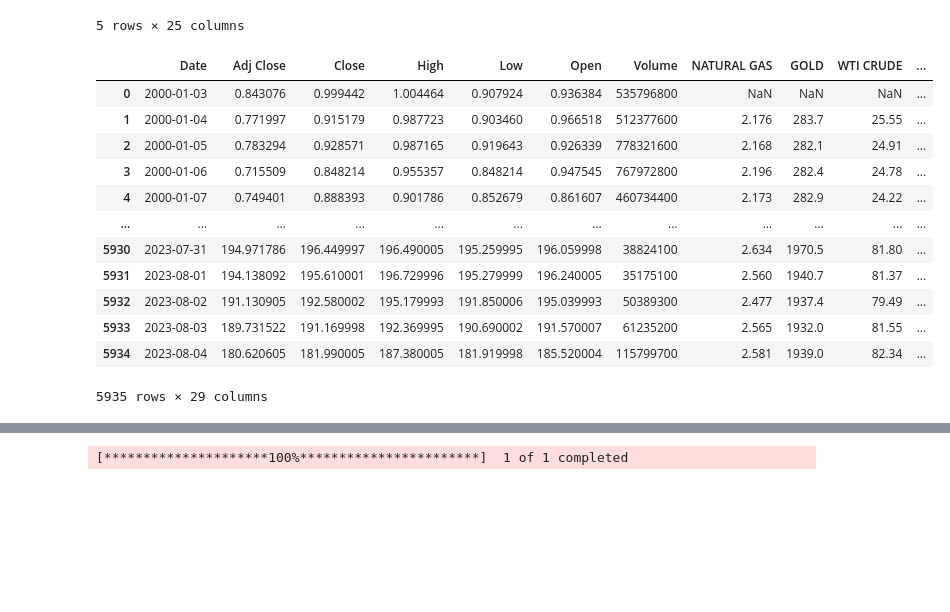
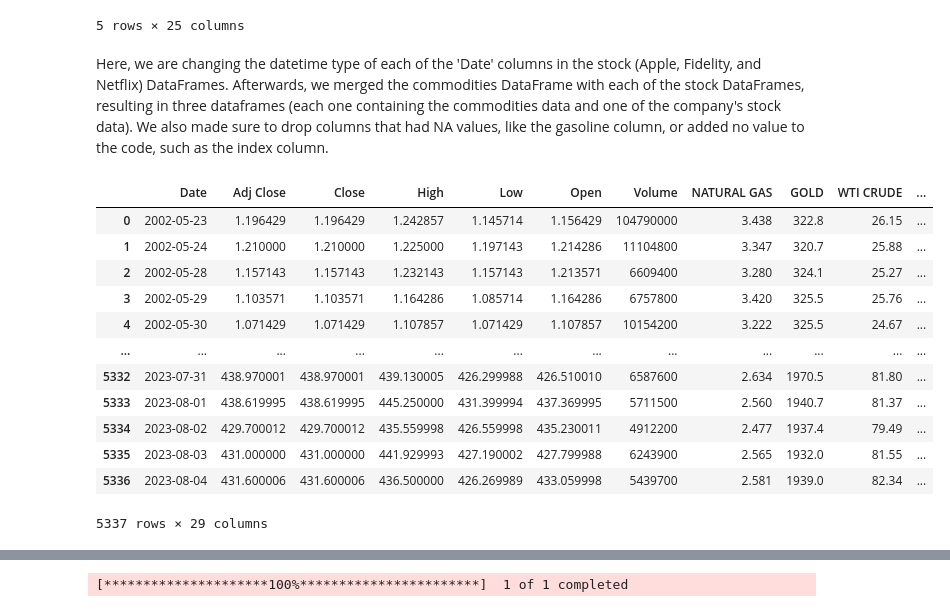
Before and after one commit to siddarvind/comm_stock, a Jupyter notebook: main.ipynb, the cells around one changed output, grey strips where cells are left out. Drawn from its saved outputs; the diff is of its cells as text; code cells hidden in the pictures; blank space fills up the shorter version.

```diff
--- a/main.ipynb
+++ b/main.ipynb
@@ -17,0 +24,5 @@ df_apple.head()
+# %%
+df_fidelity = y.download('FNF')
+df_fidelity.columns = df_fidelity.columns.droplevel(1)
+df_fidelity.reset_index(inplace=True)
+df_fidelity.head()
@@ -17,0 +39,5 @@ df_apple.head()
+# %%
+df_netflix = y.download('NFLX')
+df_netflix.columns = df_netflix.columns.droplevel(1)
+df_netflix.reset_index(inplace=True)
+df_netflix.head()
@@ -28,24 +65,36 @@ df_comm.head()
 | 3 | 3 | 2000-01-06 | 2.196 | 282.4 | 24.78 | 23.62 | 468.00 | 203.75 | 0.8530 | 5.167 | ... |
 | 4 | 4 | 2000-01-07 | 2.173 | 282.9 | 24.22 | 23.09 | 471.50 | 207.00 | 0.8540 | 5.195 | ... |
 5 rows × 25 columns
+# %% [markdown]
+Here, we are changing the datetime type of each of the  'Date' columns in the stock (Apple, Fidelity, and Netflix) DataFrames. Afterwards, we merged the commodities DataFrame with each of the stock DataFrames, resulting in three dataframes (each one containing the commodities data and one of the company's stock data). We also made sure to drop columns that had NA values, like the gasoline column, or added no value to the code, such as the index column.
 # %%
 from dateutil.parser import isoparse
 
 df_apple['Date'] = pd.to_datetime(df_apple['Date']).dt.date
 df_comm['Date'] = pd.to_datetime(df_comm['Date']).dt.date
-merged = pd.merge(df_apple, df_comm, how='inner', on='Date').drop(columns=['index', 'GASOLINE'])
-merged
+merged_apple = pd.merge(df_apple, df_comm, how='inner', on='Date').drop(columns=['index', 'GASOLINE'])
+merged_apple
+
+df_fidelity['Date'] = pd.to_datetime(df_fidelity['Date']).dt.date
+df_comm['Date'] = pd.to_datetime(df_comm['Date']).dt.date
+merged_fidelity = pd.merge(df_fidelity, df_comm, how='inner', on='Date').drop(columns=['index', 'GASOLINE'])
+merged_fidelity
+
+df_netflix['Date'] = pd.to_datetime(df_netflix['Date']).dt.date
+df_comm['Date'] = pd.to_datetime(df_comm['Date']).dt.date
+merged_netflix= pd.merge(df_netflix, df_comm, how='inner', on='Date').drop(columns=['index', 'GASOLINE'])
+merged_netflix
 # %% [output]
 |  | Date | Adj Close | Close | High | Low | Open | Volume | NATURAL GAS | GOLD | WTI CRUDE | ... |
-| 0 | 2000-01-03 | 0.843076 | 0.999442 | 1.004464 | 0.907924 | 0.936384 | 535796800 | NaN | NaN | NaN | ... |
-| 1 | 2000-01-04 | 0.771997 | 0.915179 | 0.987723 | 0.903460 | 0.966518 | 512377600 | 2.176 | 283.7 | 25.55 | ... |
-| 2 | 2000-01-05 | 0.783294 | 0.928571 | 0.987165 | 0.919643 | 0.926339 | 778321600 | 2.168 | 282.1 | 24.91 | ... |
-| 3 | 2000-01-06 | 0.715509 | 0.848214 | 0.955357 | 0.848214 | 0.947545 | 767972800 | 2.196 | 282.4 | 24.78 | ... |
-| 4 | 2000-01-07 | 0.749401 | 0.888393 | 0.901786 | 0.852679 | 0.861607 | 460734400 | 2.173 | 282.9 | 24.22 | ... |
+| 0 | 2002-05-23 | 1.196429 | 1.196429 | 1.242857 | 1.145714 | 1.156429 | 104790000 | 3.438 | 322.8 | 26.15 | ... |
+| 1 | 2002-05-24 | 1.210000 | 1.210000 | 1.225000 | 1.197143 | 1.214286 | 11104800 | 3.347 | 320.7 | 25.88 | ... |
+| 2 | 2002-05-28 | 1.157143 | 1.157143 | 1.232143 | 1.157143 | 1.213571 | 6609400 | 3.280 | 324.1 | 25.27 | ... |
+| 3 | 2002-05-29 | 1.103571 | 1.103571 | 1.164286 | 1.085714 | 1.164286 | 6757800 | 3.420 | 325.5 | 25.76 | ... |
+| 4 | 2002-05-30 | 1.071429 | 1.071429 | 1.107857 | 1.071429 | 1.107857 | 10154200 | 3.222 | 325.5 | 24.67 | ... |
 | ... | ... | ... | ... | ... | ... | ... | ... | ... | ... | ... | ... |
-| 5930 | 2023-07-31 | 194.971786 | 196.449997 | 196.490005 | 195.259995 | 196.059998 | 38824100 | 2.634 | 1970.5 | 81.80 | ... |
-| 5931 | 2023-08-01 | 194.138092 | 195.610001 | 196.729996 | 195.279999 | 196.240005 | 35175100 | 2.560 | 1940.7 | 81.37 | ... |
-| 5932 | 2023-08-02 | 191.130905 | 192.580002 | 195.179993 | 191.850006 | 195.039993 | 50389300 | 2.477 | 1937.4 | 79.49 | ... |
-| 5933 | 2023-08-03 | 189.731522 | 191.169998 | 192.369995 | 190.690002 | 191.570007 | 61235200 | 2.565 | 1932.0 | 81.55 | ... |
-| 5934 | 2023-08-04 | 180.620605 | 181.990005 | 187.380005 | 181.919998 | 185.520004 | 115799700 | 2.581 | 1939.0 | 82.34 | ... |
+| 5332 | 2023-07-31 | 438.970001 | 438.970001 | 439.130005 | 426.299988 | 426.510010 | 6587600 | 2.634 | 1970.5 | 81.80 | ... |
+| 5333 | 2023-08-01 | 438.619995 | 438.619995 | 445.250000 | 431.399994 | 437.369995 | 5711500 | 2.560 | 1940.7 | 81.37 | ... |
+| 5334 | 2023-08-02 | 429.700012 | 429.700012 | 435.559998 | 426.559998 | 435.230011 | 4912200 | 2.477 | 1937.4 | 79.49 | ... |
+| 5335 | 2023-08-03 | 431.000000 | 431.000000 | 441.929993 | 427.190002 | 427.799988 | 6243900 | 2.565 | 1932.0 | 81.55 | ... |
+| 5336 | 2023-08-04 | 431.600006 | 431.600006 | 436.500000 | 426.269989 | 433.059998 | 5439700 | 2.581 | 1939.0 | 82.34 | ... |
-5935 rows × 29 columns
+5337 rows × 29 columns
```
Also changed, not shown: parts of 46 cells of this notebook.
